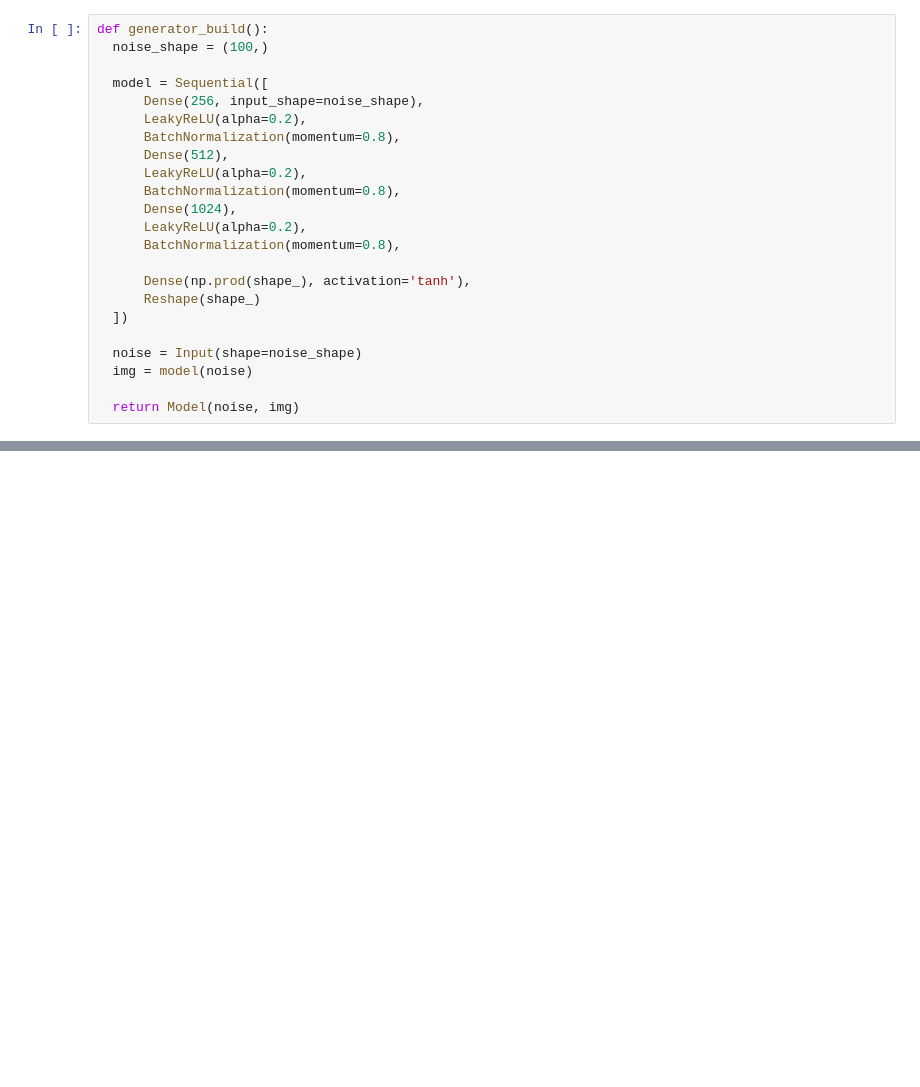
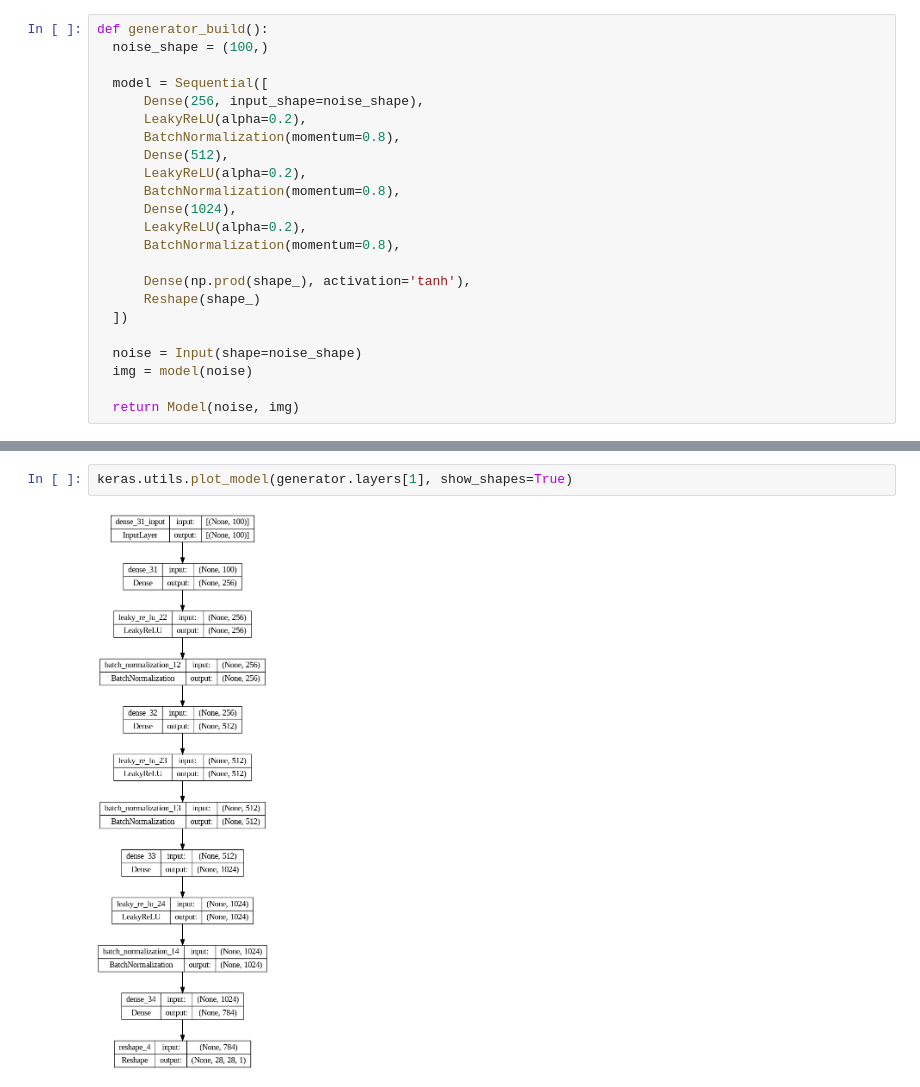
Before and after one commit to Venchislav/Neural-Networks, a Jupyter notebook: MNIST_GAN.ipynb, the cells around one changed output, grey strips where cells are left out. Drawn from its saved outputs; the diff is of its cells as text; blank space fills up the shorter version.

```diff
--- a/MNIST_GAN.ipynb
+++ b/MNIST_GAN.ipynb
@@ -80,0 +165,4 @@ def generator_build():
+# %%
+keras.utils.plot_model(generator.layers[1], show_shapes=True)
+# %% [output]
+[figure, added]
```
Also changed, not shown: parts of 24 cells of this notebook.
